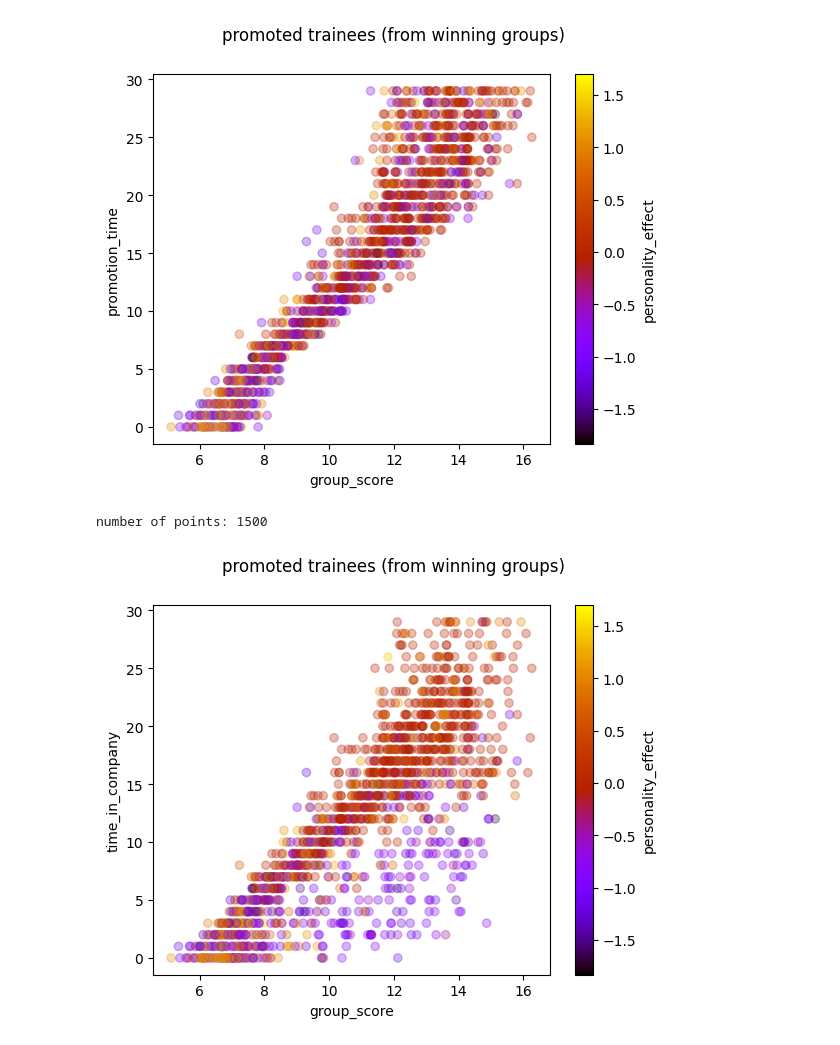
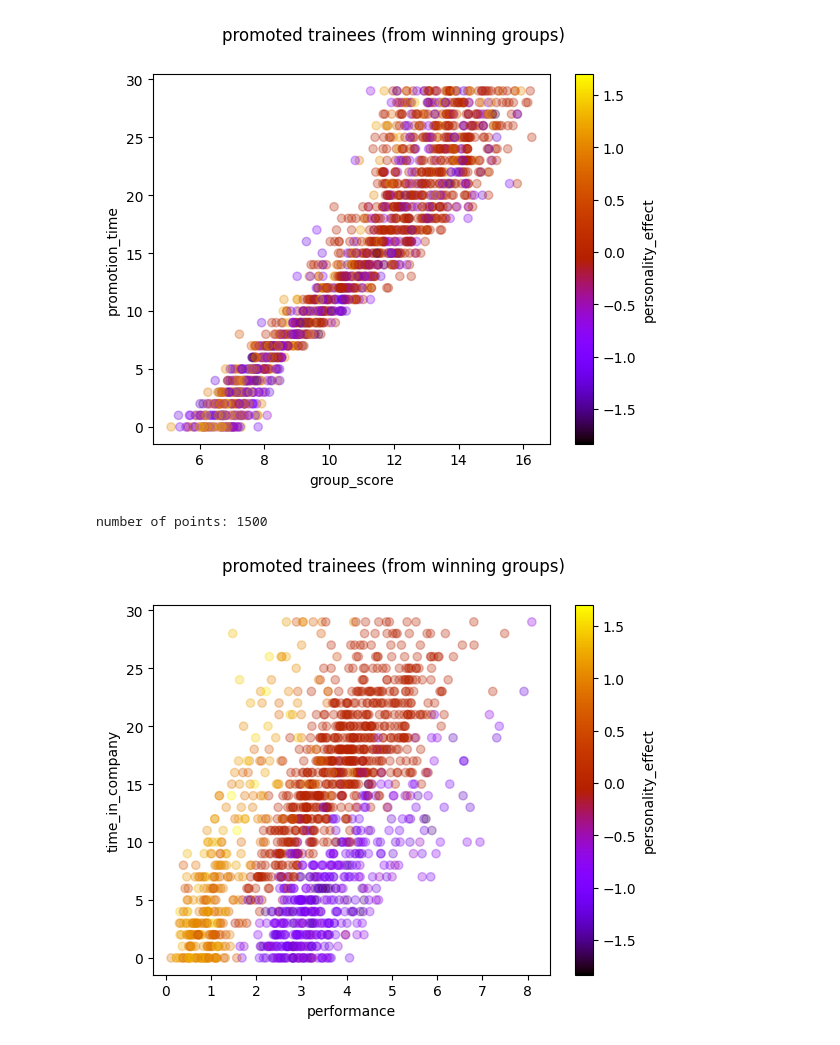
Before and after one commit to synthetic-statistics/data-generation-and-analysis, a Jupyter notebook: meritocracy_analysis.ipynb, the cells around one changed output. Saved outputs shown, nothing was run; the diff lists cells and outputs as text; code cells hidden in the pictures.

```diff
--- a/meritocracy_analysis.ipynb
+++ b/meritocracy_analysis.ipynb
@@ -301,10 +301,12 @@ plt.show()
 number of points: 1500
 [figure]
 # %%
+
 df["time_in_company"]=df["promotion_time"]-df["entry_time"]
-fig,ax=color_scatterplot("group_score","time_in_company","personality_effect","gnuplot",alpha=0.3)
+
+fig,ax=color_scatterplot("performance","time_in_company","personality_effect","gnuplot",alpha=0.3)
 fig.suptitle("promoted trainees (from winning groups)")
 plt.show()
 # %% [output]
 number of points: 1500
-[figure, old version]
+[figure, new version]
```
Also changed, not shown: parts of 2 cells of this notebook.
